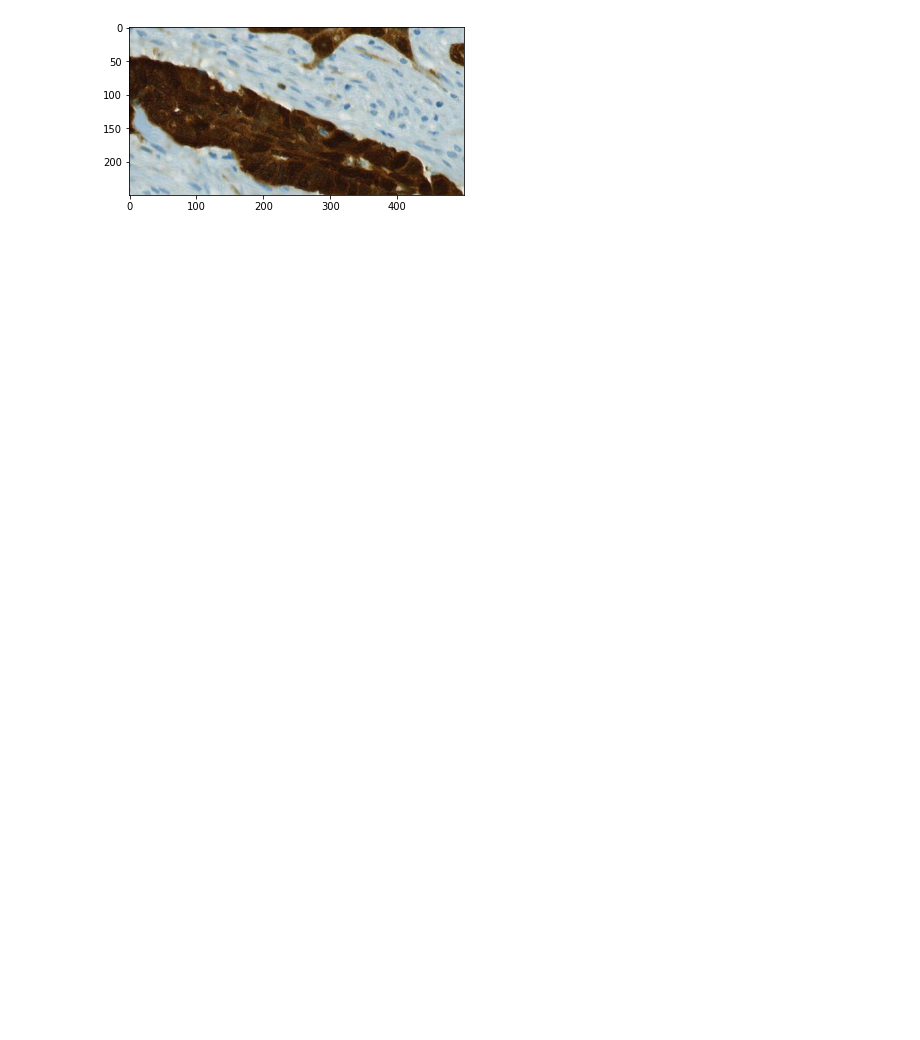
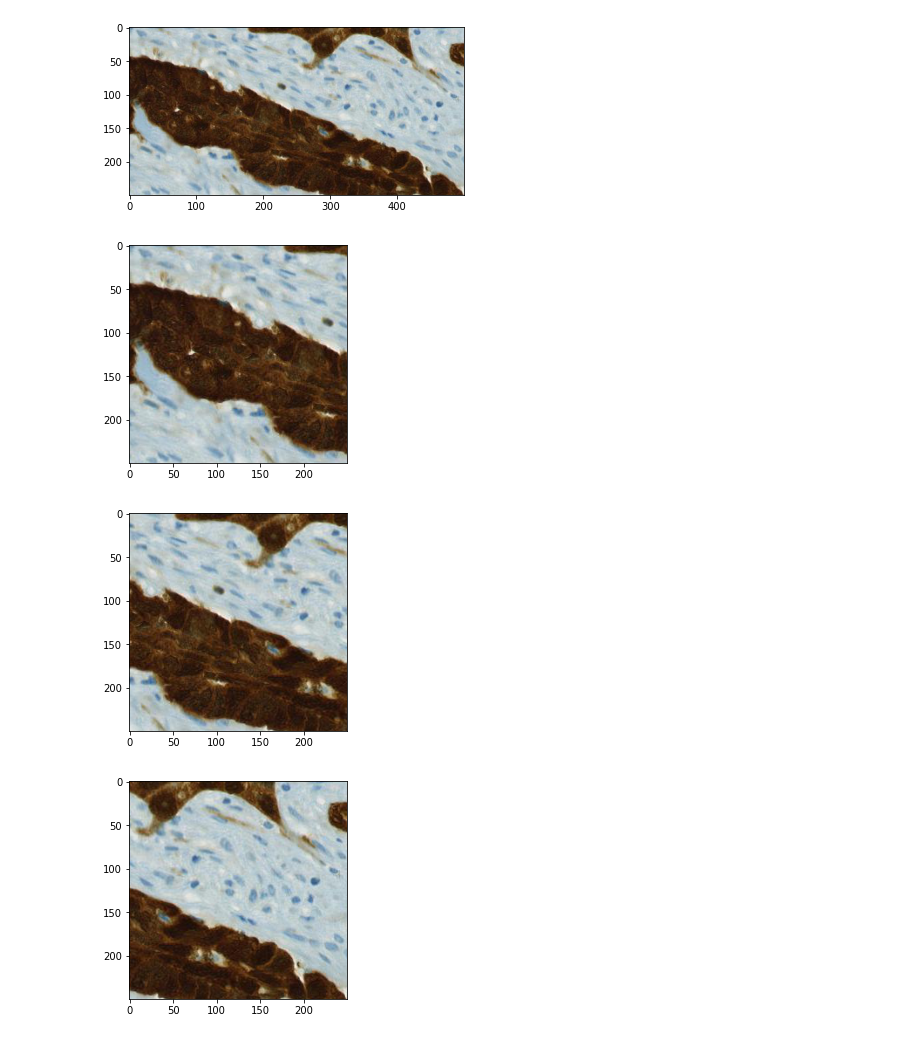
Before and after one commit to tboen1/ConSinGAN, a Jupyter notebook: PatchExtraction.ipynb, the cells around one changed output. Cells and saved outputs as stored; diff of their text form; code cells hidden in the pictures; blank space fills up the shorter version.

```diff
--- a/PatchExtraction.ipynb
+++ b/PatchExtraction.ipynb
@@ -13,6 +13,7 @@ import torch
 # %%
 dark = Image.open('/content/drive/My Drive/Colab/Forked/ConSinGAN/Images/Generation/dark_TMA.jpeg', 'r')
 light = Image.open('/content/drive/My Drive/Colab/Forked/ConSinGAN/Images/Generation/light_TMA.jpeg', 'r')
+dir = '/content/drive/My Drive/Colab/Forked/ConSinGAN/Images/Generation/'
 # %%
 def show(image):
     imshow(np.asarray(image))
@@ -24,3 +25,18 @@ full_patch = dark.crop((x,y,x+500,y+250))
 show(full_patch)
 # %% [output]
 [figure]
+# %%
+patch0 = full_patch.crop((0,0,250,250))
+patch1 = full_patch.crop((125,0,375,250))
+patch2 = full_patch.crop((250,0,500,250))
+# %%
+show(patch0)
+patch0.save(dir + 'dark_TMA_0.jpg')
+show(patch1)
+patch1.save(dir + 'dark_TMA_1.jpg')
+show(patch2)
+patch2.save(dir + 'dark_TMA_2.jpg')
+# %% [output]
+[figure, added]
+[figure, added]
+[figure, added]
```
Also changed, not shown: parts of 2 cells of this notebook.
